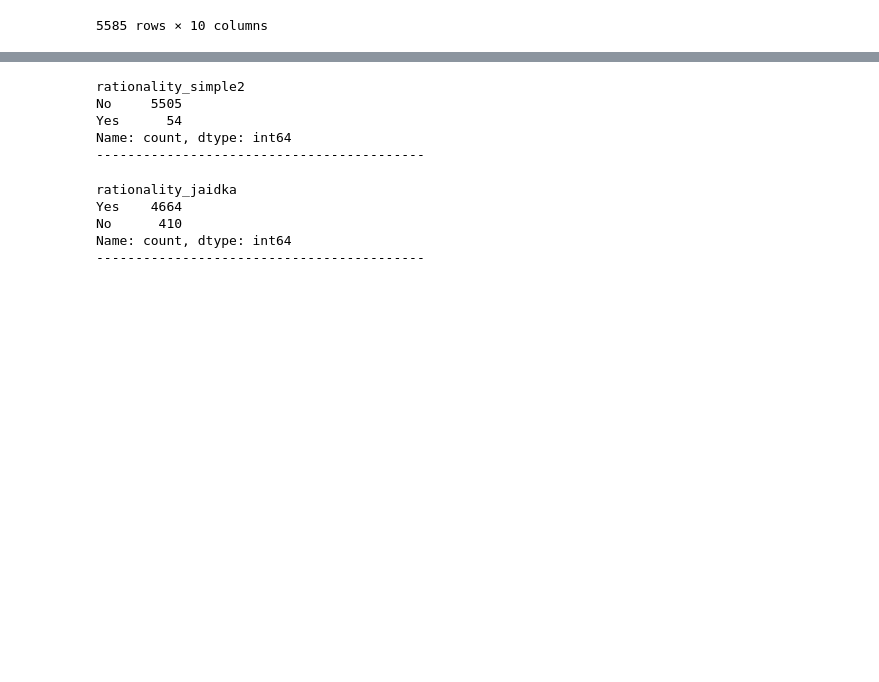
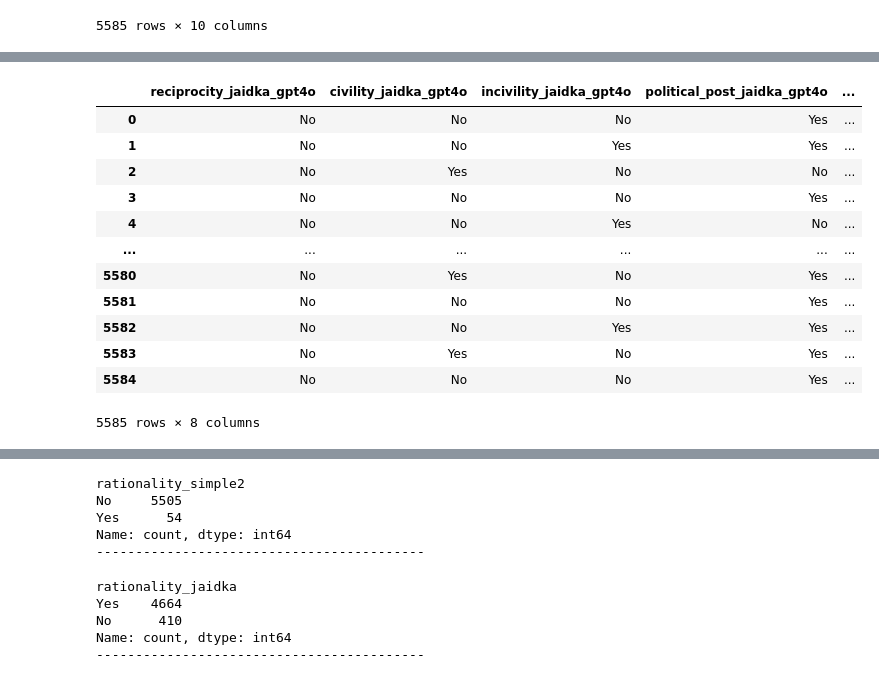
Before and after one commit to cl-trier/TWON-Exploration, a Jupyter notebook: 39--AzureGPT4o_deliberation_metrics.ipynb, the cells around one changed output, grey strips where cells are left out. Cells and saved outputs as stored; diff of their text form; code cells hidden in the pictures; blank space fills up the shorter version.

Commit message:
added gpt4o classifications of jaidka data along with prompts for the jaidka codebook

```diff
--- a/39--AzureGPT4o_deliberation_metrics.ipynb
+++ b/39--AzureGPT4o_deliberation_metrics.ipynb
@@ -476,0 +517,23 @@ print(classifications1)
+# %%
+#read data:
+data_jaidka2 = pd.read_parquet('data/jaidka2022/TwitterDeliberativePolitics2.parquet')
+# %%
+data_jaidka2.loc[:, ['reciprocity_jaidka_gpt4o', 'civility_jaidka_gpt4o',
+       'incivility_jaidka_gpt4o', 'political_post_jaidka_gpt4o',
+       'constructiveness_jaidka_gpt4o',
+       'interactivity_acknowledgement_simple_gpt4o',
+       'incivility_simple2_gpt4o', "political_post_gpt4o_dum"]]
+# %% [output]
+|  | reciprocity_jaidka_gpt4o | civility_jaidka_gpt4o | incivility_jaidka_gpt4o | political_post_jaidka_gpt4o | ... |
+| 0 | No | No | No | Yes | ... |
+| 1 | No | No | Yes | Yes | ... |
+| 2 | No | Yes | No | No | ... |
+| 3 | No | No | No | Yes | ... |
+| 4 | No | No | Yes | No | ... |
+| ... | ... | ... | ... | ... | ... |
+| 5580 | No | Yes | No | Yes | ... |
+| 5581 | No | No | No | Yes | ... |
+| 5582 | No | No | Yes | Yes | ... |
+| 5583 | No | Yes | No | Yes | ... |
+| 5584 | No | No | No | Yes | ... |
+5585 rows × 8 columns
```
Also changed, not shown: parts of 26 cells of this notebook, 9 other files.
